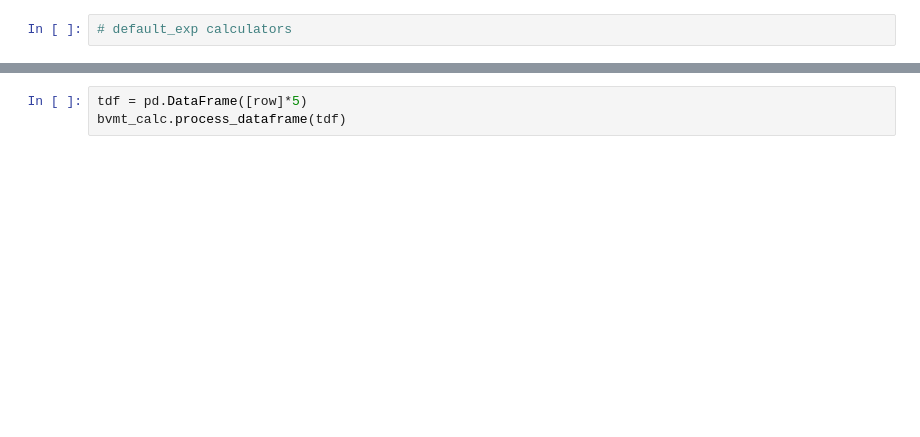
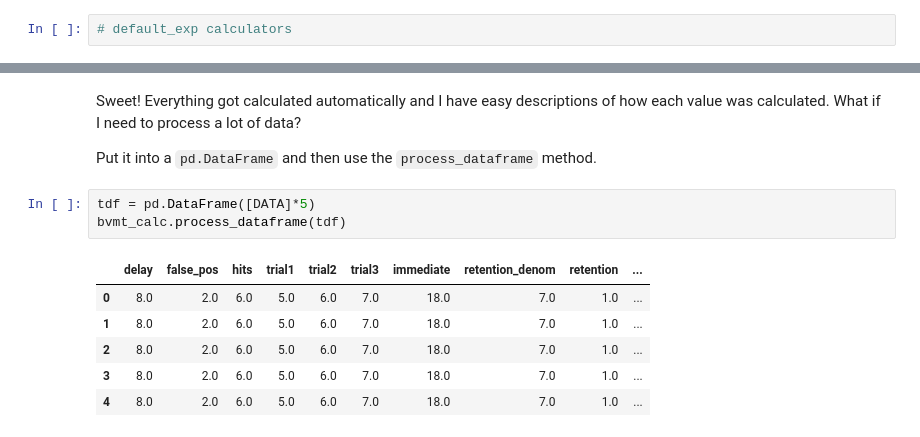
Before and after one commit to JudoWill/autoneuro, a Jupyter notebook: 00_calculators.ipynb, the cells around one changed output, grey strips where cells are left out. Drawn from its saved outputs; the diff is of its cells as text; blank space fills up the shorter version.

```diff
--- a/00_calculators.ipynb
+++ b/00_calculators.ipynb
@@ -275,3 +195,15 @@ NameError: name 'RegressionNormOperator' is not defined
+# %% [markdown]
+Sweet! Everything got calculated automatically and I have easy descriptions of how each value was calculated.
+What if I need to process a lot of data?
+
+Put it into a `pd.DataFrame` and then use the `process_dataframe` method.
 # %%
-tdf = pd.DataFrame([row]*5)
+tdf = pd.DataFrame([DATA]*5)
 bvmt_calc.process_dataframe(tdf)
+# %% [output]
+|  | delay | false_pos | hits | trial1 | trial2 | trial3 | immediate | retention_denom | retention | ... |
+| 0 | 8.0 | 2.0 | 6.0 | 5.0 | 6.0 | 7.0 | 18.0 | 7.0 | 1.0 | ... |
+| 1 | 8.0 | 2.0 | 6.0 | 5.0 | 6.0 | 7.0 | 18.0 | 7.0 | 1.0 | ... |
+| 2 | 8.0 | 2.0 | 6.0 | 5.0 | 6.0 | 7.0 | 18.0 | 7.0 | 1.0 | ... |
+| 3 | 8.0 | 2.0 | 6.0 | 5.0 | 6.0 | 7.0 | 18.0 | 7.0 | 1.0 | ... |
+| 4 | 8.0 | 2.0 | 6.0 | 5.0 | 6.0 | 7.0 | 18.0 | 7.0 | 1.0 | ... |
```
Also changed, not shown: parts of 35 cells of this notebook, 4 other files.
